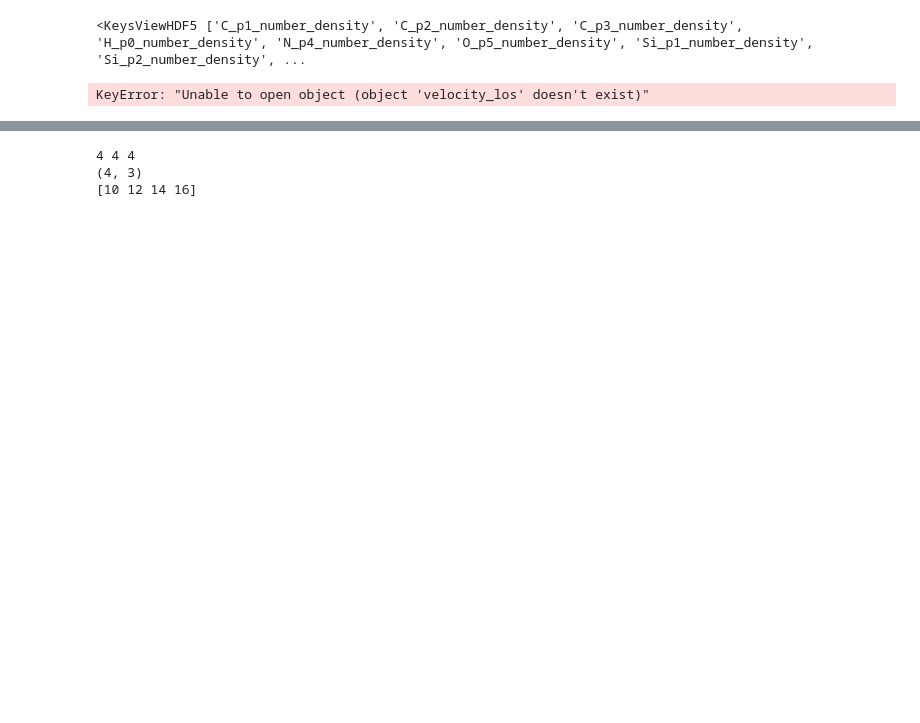
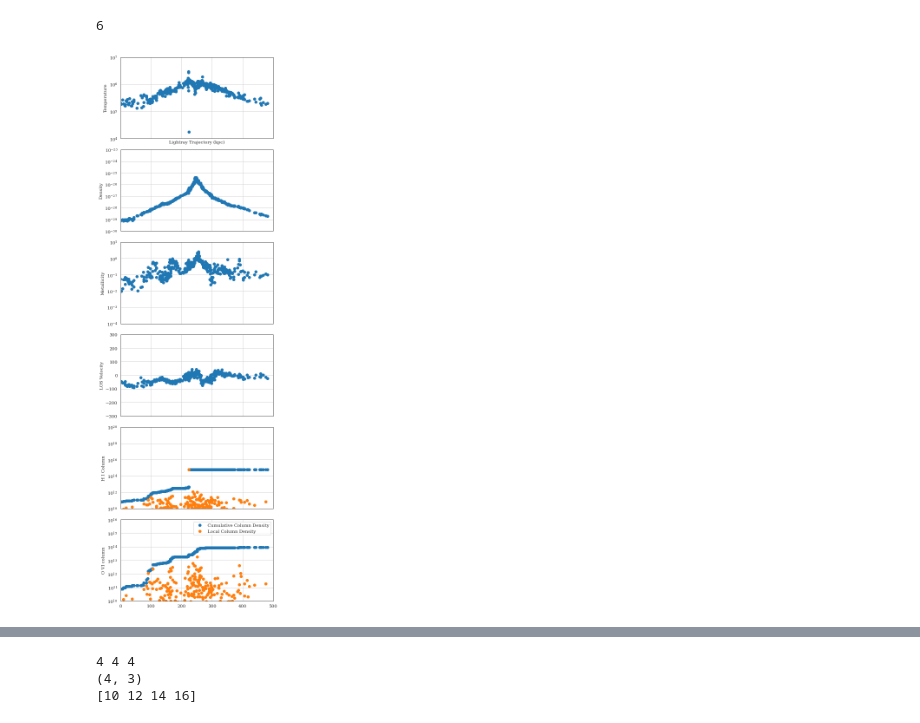
Before and after one commit to ibutsky/synthetic_spectra, a Jupyter notebook: scripts/plotting/sightline_analysis.ipynb, the cells around one changed output, grey strips where cells are left out. Saved outputs shown, nothing was run; the diff lists cells and outputs as text; code cells hidden in the pictures; blank space fills up the shorter version.

Commit message:
fixing generate_ray_data

```diff
--- a/scripts/plotting/sightline_analysis.ipynb
+++ b/scripts/plotting/sightline_analysis.ipynb
@@ -15,7 +15,7 @@ from mpl_toolkits.axes_grid1.inset_locator import inset_axes
 
 import seaborn as sns
 import palettable
-sns.set_style("white",{'font.family':'serif', 'text.usetex':True, 'axes.grid': True})
+sns.set_style("white",{'font.family':'serif', 'axes.grid': True})
 #for trident: git checkout 8b71bb81879a4d86b6d6c5e83c10971ece4e5d96
 # for yt : git checkout ea857e75c2670fbb8f03de18017ff1a1b4a43e21
 #sys.path.append('../analysis')
@@ -59,19 +59,19 @@ def plot_sightline_data(sim, ray_id, output = 3195):
     # naming convention: O_p5_number_density = O VI number density
 
     # Position along the ray (along the y-axis). 0 = cluster center
-    print(plot_data.keys())
-    l = np.array(plot_data['y'])
+    l = np.array(plot_data['l'])
     temperature = np.array(plot_data['temperature'])
     density     = np.array(plot_data['density'])
     metallicity = np.array(plot_data['metallicity'])
     vlos        = np.array(plot_data['velocity_los'])
+
     # size of cell along sightline
     # need this to convert from ion number density to column density
     dl = np.array(plot_data['dl'])
 
     # O VI and H I column densities
-    ocol = dl * np.array(plot_data['Si_p2_number_density'])
-    hcol = dl * np.array(plot_data['H_number_density'])
+    ocol = dl * np.array(plot_data['O_p5_number_density'])
+    hcol = dl * np.array(plot_data['H_p0_number_density'])
 
     field_list = [temperature, density, metallicity, vlos, np.cumsum(hcol), np.cumsum(ocol)]
     ylim_list  = [(1e4, 1e7), (1e-30, 1e-23), (1e-4, 10), (-300, 300), (1e10, 1e20), (1e10, 1e16)]
@@ -88,31 +88,28 @@ def plot_sightline_data(sim, ray_id, output = 3195):
         else:
             label = None
         if i != 3:
-        #    ax[i].set_yscale('log')
-            data = np.log10(field_list[i])
-        else:
-            data = field_list[i]
-        ax[i].scatter(l, data, label = label)
+            ax[i].set_yscale('log')
+        ax[i].scatter(l, field_list[i], label = label)
 
         ax[i].set_xlim(0, 500)
-#        ax[i].set_ylim(ylim_list[i])
+        ax[i].set_ylim(ylim_list[i])
         ax[i].set_ylabel(ylabel_list[i])
 
-    ax[4].scatter(l, np.log10(hcol), label = 'Local Column Density')
-    ax[5].scatter(l, np.log10(ocol), label = 'Local Column Density')
-#    ax[len(field_list)-1].set_xlabel
+    ax[4].scatter(l, hcol, label = 'Local Column Density')
+    ax[5].scatter(l, ocol, label = 'Local Column Density')
+    ax[len(field_list)-1].set_xlabel
     ax[0].set_xlabel('Lightray Trajectory (kpc)')
     ax[len(field_list)-1].legend()
     fig.tight_layout()
-    plt.show()
+   # plt.show()
     plt.savefig('../../plots/%s_z0.25_sightline_%i_multipanel.png'%(sim, ray_id))
 #
 # %%
-#plot_sightline_data('P0', 69)
-plot_sightline_data('P0_agncr', 36)
+plot_sightline_data('P0', 69)
+#plot_sightline_data('P0_agncr', 36)
 # %% [output]
-<KeysViewHDF5 ['C_p1_number_density', 'C_p2_number_density', 'C_p3_number_density', 'H_p0_number_density', 'N_p4_number_density', 'O_p5_number_density', 'Si_p1_number_density', 'Si_p2_number_density', ...
+6
-KeyError: "Unable to open object (object 'velocity_los' doesn't exist)"
+[figure, added]
 # %%
 def _los_vel(field, data):
     if data.has_field_parameter("bulk_velocity"):
```
Also changed, not shown: parts of 23 cells of this notebook, 1 other file.
